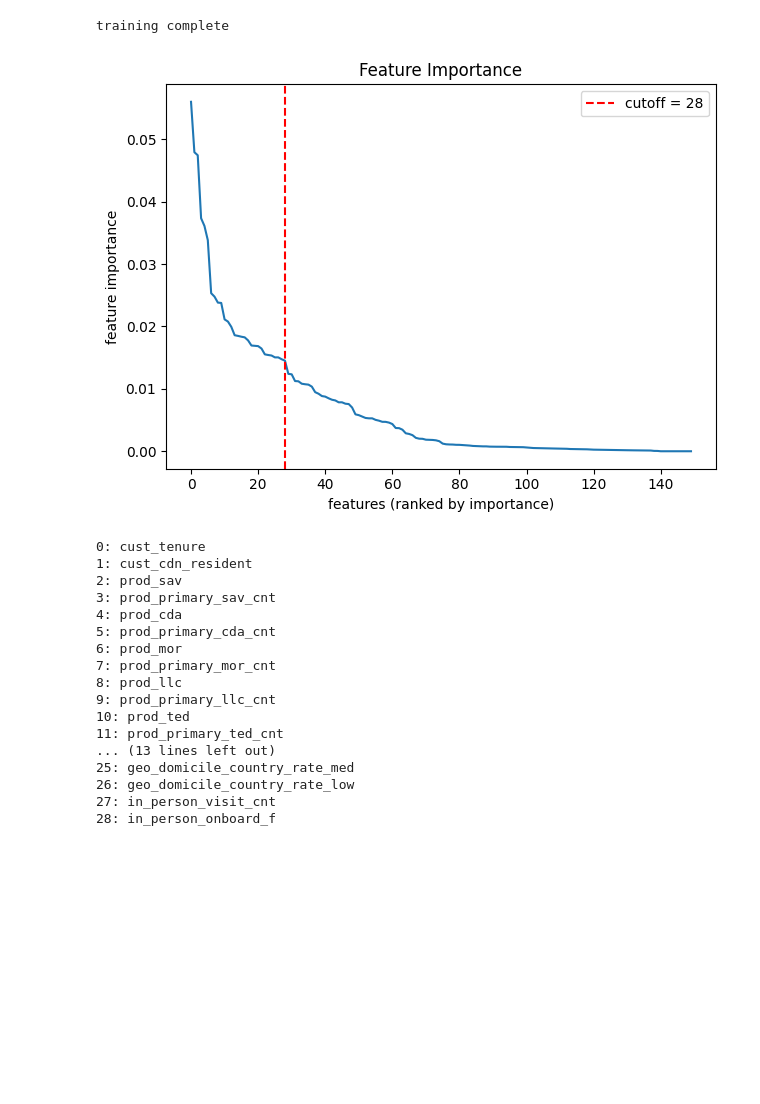
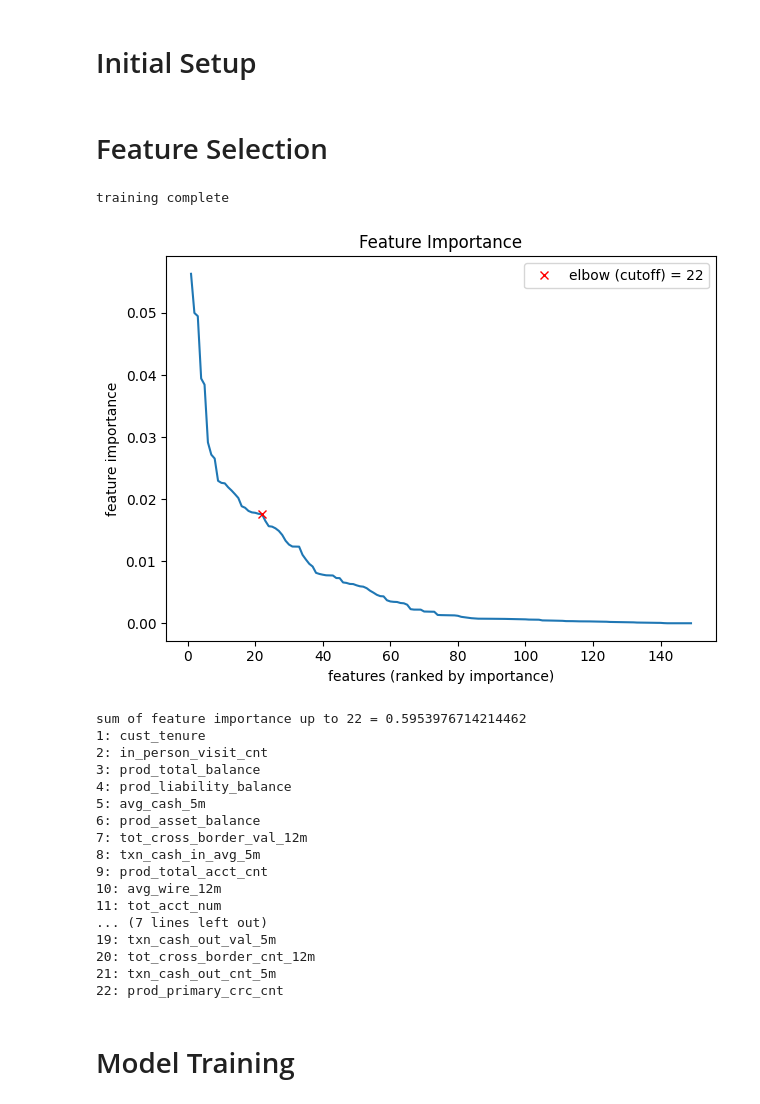
Before and after one commit to joshuakim314/MMF2000, a Jupyter notebook: AML Risk/mmf2000_aml_risk.ipynb, the cells around one changed output. Drawn from its saved outputs; the diff is of its cells as text; code cells hidden in the pictures; blank space fills up the shorter version.

```diff
--- a/AML Risk/mmf2000_aml_risk.ipynb
+++ b/AML Risk/mmf2000_aml_risk.ipynb
@@ -1,3 +1,5 @@
+# %% [markdown]
+# Initial Setup
 # %%
 import pandas as pd
 import numpy as np
@@ -7,11 +10,13 @@ from sklearn.ensemble import RandomForestClassifier
 import h2o
 # %%
 df = pd.read_excel("AML and ATF Modelling Assignment data_std.xlsx", sheet_name="data")
-df.drop(columns=["cust_id_masked"], inplace=True)
+df.drop(columns=["cust_id_masked", "tot_acct_num.1"], inplace=True)
 
-X = df.drop(columns=["rating"]).to_numpy()
-y = df["rating"].to_numpy()
+X = df.drop(columns=["rating"])
+y = df["rating"]
 X_train, X_test, y_train, y_test = train_test_split(X, y, stratify=y, test_size=0.2, random_state=2000)
+# %% [markdown]
+# Feature Selection
 # %%
 rf = RandomForestClassifier(
     n_estimators=100,
@@ -32,36 +37,44 @@ training complete
 # %%
 sort_args = np.argsort(rf.feature_importances_)[::-1]
 sorted_feature_importances = rf.feature_importances_[sort_args]
+k = 22
 
 fig, ax = plt.subplots()
-ax.plot(sorted_feature_importances)
-ax.axvline(x=28, color='r', label=f"cutoff = 28", linestyle="dashed")
+ax.plot(list(range(1, len(sorted_feature_importances)+1)), sorted_feature_importances)
+# ax.axvline(x=k, color='r', label=f"elbow = {k}", linestyle="dashed")
+ax.plot(k, sorted_feature_importances[k-1], 'rx', label=f"elbow (cutoff) = {k}")
 ax.set(xlabel='features (ranked by importance)', ylabel='feature importance')
 ax.set_title("Feature Importance")
 ax.legend()
 plt.tight_layout()
 plt.show()
-# fig.savefig("value_hist.png")
+fig.savefig("feature_importance.png")
+
+print(f"sum of feature importance up to {k} = {np.cumsum(sorted_feature_importances)[k-1]}")
 
 feature_cols = [col for col in df.columns if col != "rating"]
-for i, arg in enumerate(sort_args[:29]):
-    print(f"{i}: {feature_cols[i]}")
+selected_feature_cols = []
+for i, arg in enumerate(sort_args[:k]):
+    print(f"{i+1}: {feature_cols[arg]}")
+    selected_feature_cols.append(feature_cols[arg])
 # %% [output]
-[figure, old version]
+[figure, new version]
-0: cust_tenure
-1: cust_cdn_resident
-2: prod_sav
-3: prod_primary_sav_cnt
-4: prod_cda
-5: prod_primary_cda_cnt
-6: prod_mor
-7: prod_primary_mor_cnt
-8: prod_llc
-9: prod_primary_llc_cnt
-10: prod_ted
-11: prod_primary_ted_cnt
-... (13 lines left out)
-25: geo_domicile_country_rate_med
-26: geo_domicile_country_rate_low
-27: in_person_visit_cnt
-28: in_person_onboard_f
+sum of feature importance up to 22 = 0.5953976714214462
+1: cust_tenure
+2: in_person_visit_cnt
+3: prod_total_balance
+4: prod_liability_balance
+5: avg_cash_5m
+6: prod_asset_balance
+7: tot_cross_border_val_12m
+8: txn_cash_in_avg_5m
+9: prod_total_acct_cnt
+10: avg_wire_12m
+11: tot_acct_num
+... (7 lines left out)
+19: txn_cash_out_val_5m
+20: tot_cross_border_cnt_12m
+21: txn_cash_out_cnt_5m
+22: prod_primary_crc_cnt
+# %% [markdown]
+# Model Training
```
Also changed, not shown: parts of 12 cells of this notebook, 4 other files.
